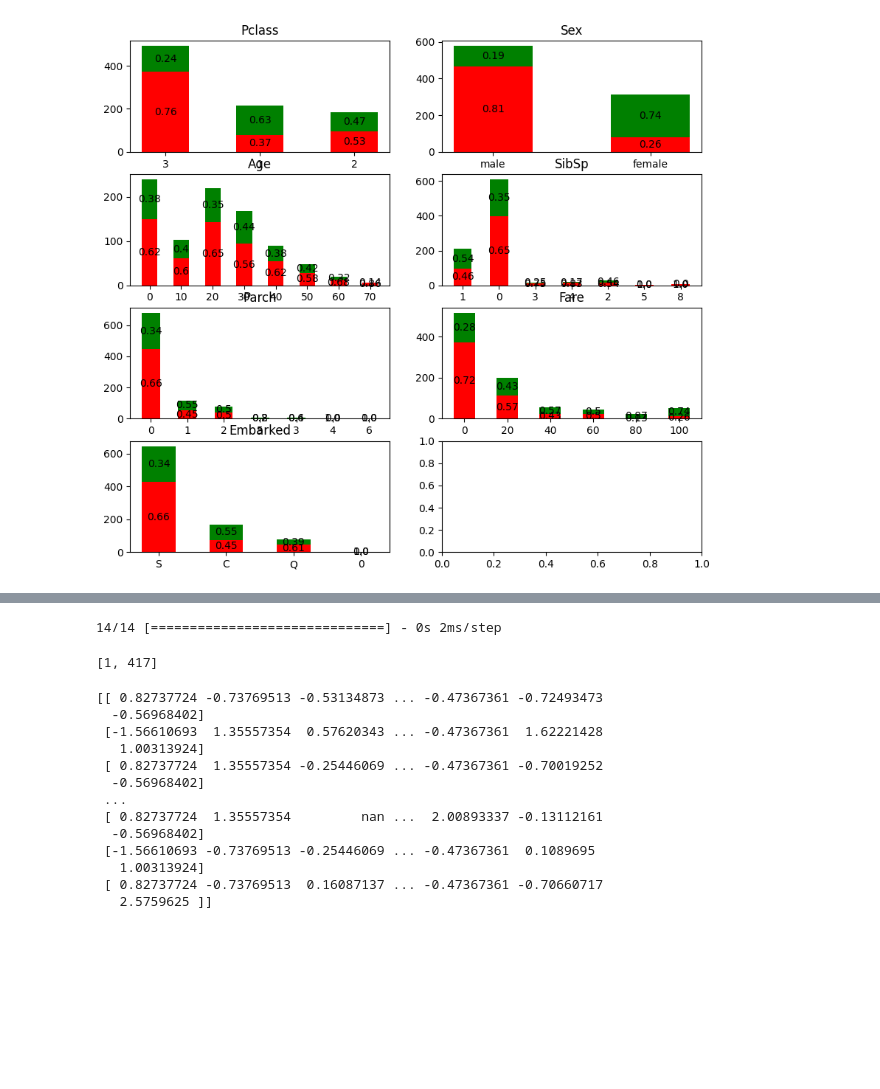
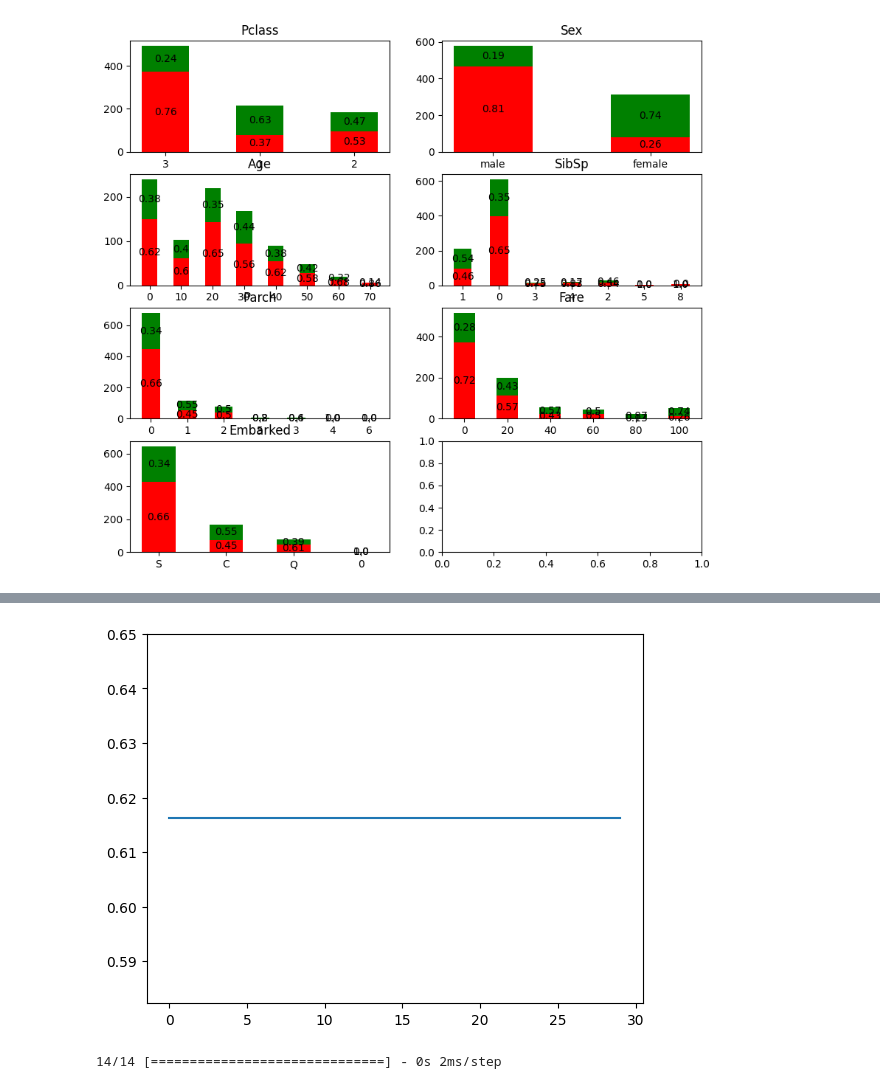
Before and after one commit to Paaaark/Kaggle, a Jupyter notebook: titanic/titanic.ipynb, the cells around one changed output, grey strips where cells are left out. Drawn from its saved outputs; the diff is of its cells as text; code cells hidden in the pictures; blank space fills up the shorter version.

```diff
--- a/titanic/titanic.ipynb
+++ b/titanic/titanic.ipynb
@@ -175,3 +210,7 @@ plt.show()
+# %%
+save_model(model, hist.history['acc'], '7-30-30-1;RELU;SGD')
+# %% [output]
+[figure, added]
 # %%
 test_df = pd.read_csv('/content/drive/MyDrive/Kaggle/titanic/test.csv')
 test_df.head()
@@ -180,29 +219,5 @@ prediction = model.predict(test_x)
 # %% [output]
 14/14 [==============================] - 0s 2ms/step
 # %%
-count = [0, 0]
 for i in range(len(prediction)):
-  if prediction[i] == train_y[i]:
-    count[0] += 1
-  else:
-    count[1] += 1
-print(count)
+  prediction[i] = np.round(prediction[i])
-# %% [output]
-[1, 417]
-# %%
-x, y = process_data(df)
-print(x)
-# %% [output]
-[[ 0.82737724 -0.73769513 -0.53134873 ... -0.47367361 -0.72493473
-  -0.56968402]
- [-1.56610693  1.35557354  0.57620343 ... -0.47367361  1.62221428
-   1.00313924]
- [ 0.82737724  1.35557354 -0.25446069 ... -0.47367361 -0.70019252
-  -0.56968402]
- ...
- [ 0.82737724  1.35557354         nan ...  2.00893337 -0.13112161
-  -0.56968402]
- [-1.56610693 -0.73769513 -0.25446069 ... -0.47367361  0.1089695
-   1.00313924]
- [ 0.82737724 -0.73769513  0.16087137 ... -0.47367361 -0.70660717
-   2.5759625 ]]
```
Also changed, not shown: parts of 10 cells of this notebook.
